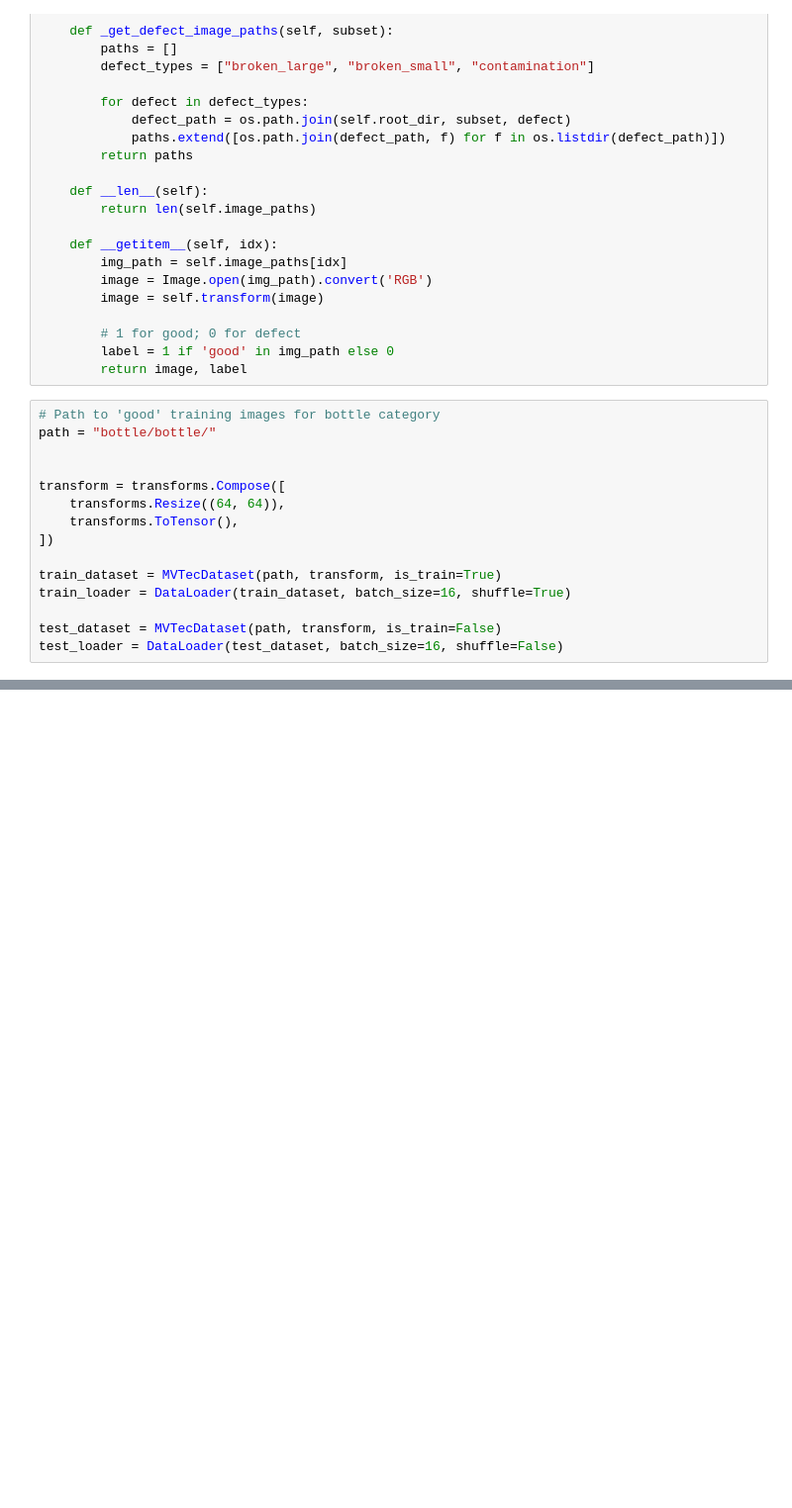
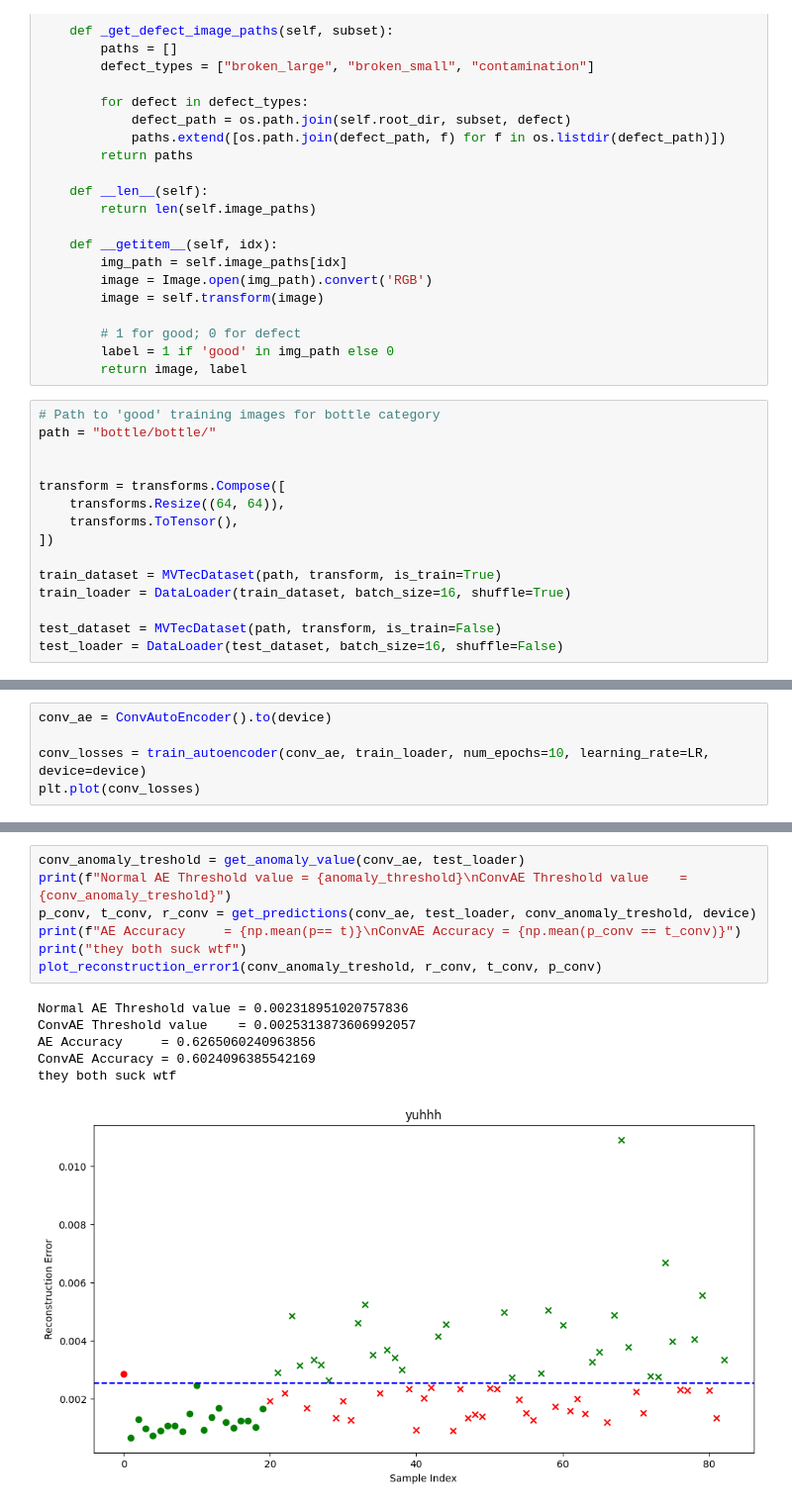
Before and after one commit to xZenshin/Anomaly-Detection, a Jupyter notebook: Anomaly_Detector_3000.ipynb, the cells around one changed output, grey strips where cells are left out. Shown at 99% size. Saved outputs shown, nothing was run; the diff lists cells and outputs as text; blank space fills up the shorter version.

Commit message:
add conv AE but it sucks

```diff
--- a/Anomaly_Detector_3000.ipynb
+++ b/Anomaly_Detector_3000.ipynb
@@ -344,0 +425,5 @@ plot_original_and_reconstructed_with_anomalies(ae, test_loader, device)
+# %%
+conv_ae = ConvAutoEncoder().to(device)
+
+conv_losses = train_autoencoder(conv_ae, train_loader, num_epochs=10, learning_rate=LR, device=device)
+plt.plot(conv_losses)
@@ -344,0 +441,14 @@ plot_original_and_reconstructed_with_anomalies(ae, test_loader, device)
+# %%
+conv_anomaly_treshold = get_anomaly_value(conv_ae, test_loader)
+print(f"Normal AE Threshold value = {anomaly_threshold}\nConvAE Threshold value    = {conv_anomaly_treshold}")
+p_conv, t_conv, r_conv = get_predictions(conv_ae, test_loader, conv_anomaly_treshold, device)
+print(f"AE Accuracy     = {np.mean(p== t)}\nConvAE Accuracy = {np.mean(p_conv == t_conv)}")
+print("they both suck wtf")
+plot_reconstruction_error1(conv_anomaly_treshold, r_conv, t_conv, p_conv)
+# %% [output]
+Normal AE Threshold value = 0.002318951020757836
+ConvAE Threshold value    = 0.0025313873606992057
+AE Accuracy     = 0.6265060240963856
+ConvAE Accuracy = 0.6024096385542169
+they both suck wtf
+[figure, added]
```
Also changed, not shown: parts of 9 cells of this notebook, 1 other file.
